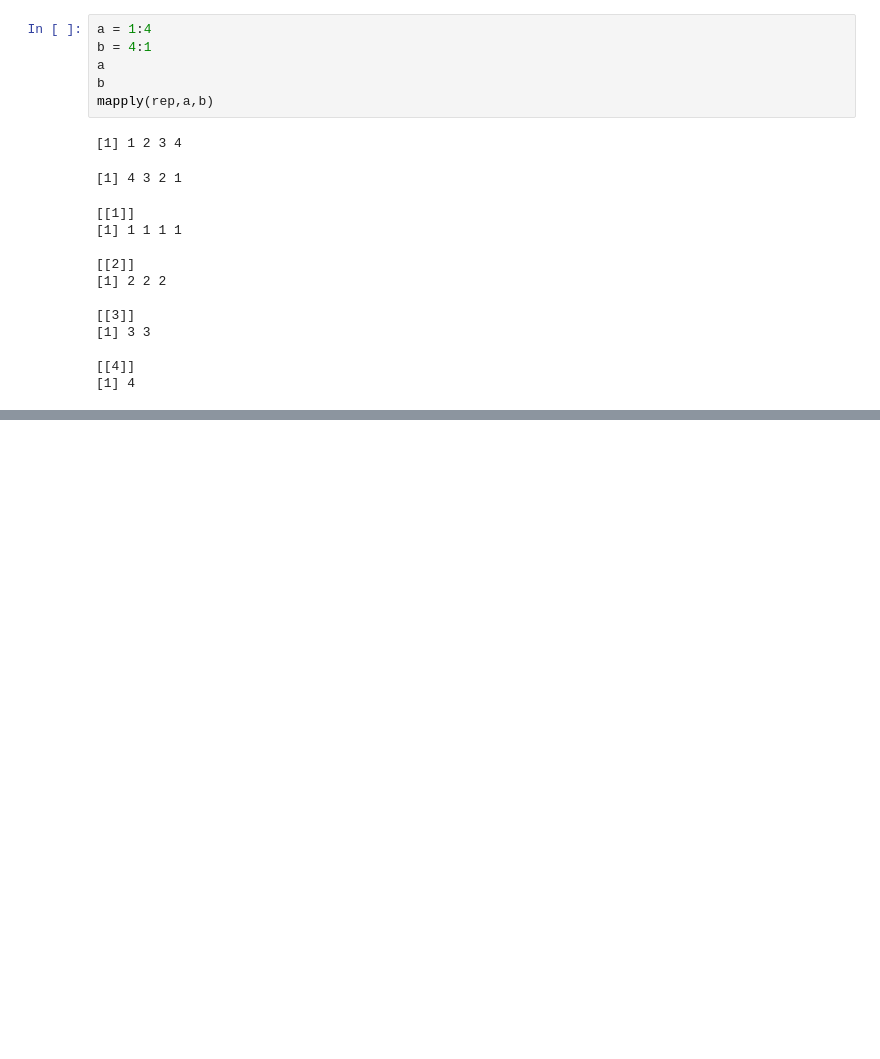
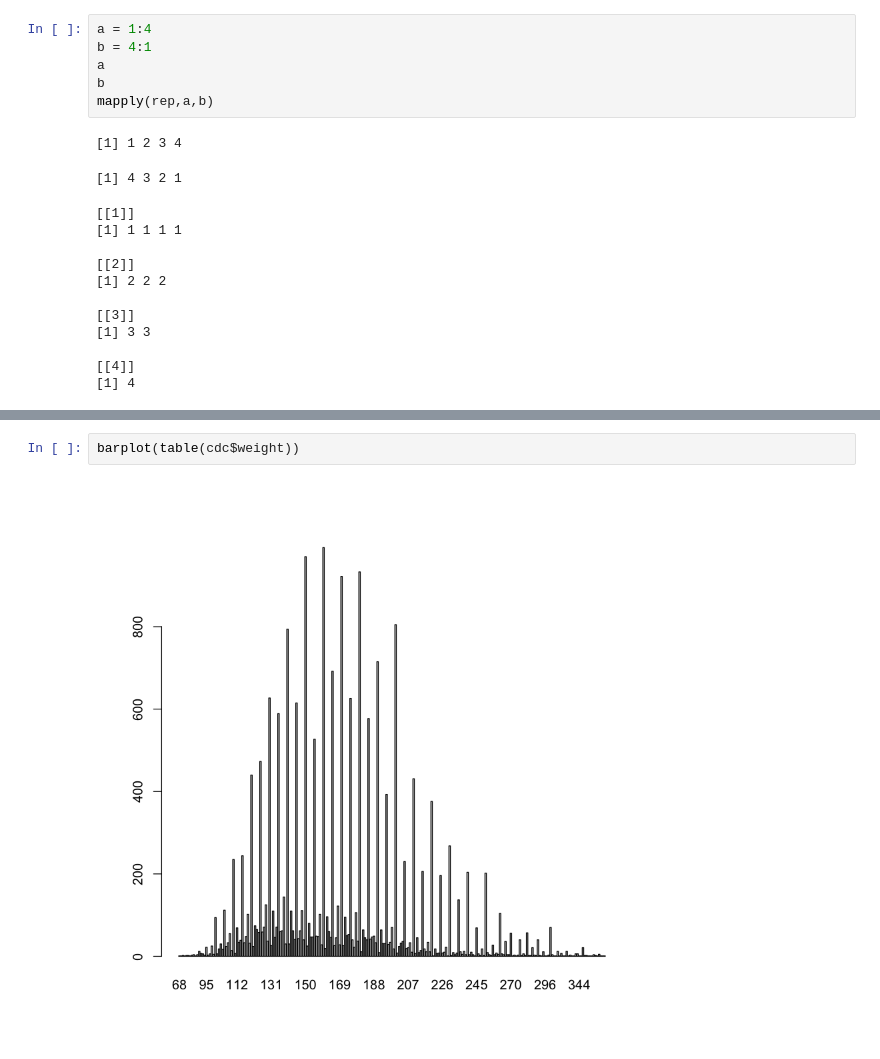
Before and after one commit to chho33/iii-R201603, a Jupyter notebook: R-20160303.ipynb, the cells around one changed output, grey strips where cells are left out. Drawn from its saved outputs; the diff is of its cells as text; blank space fills up the shorter version.

```diff
--- a/R-20160303.ipynb
+++ b/R-20160303.ipynb
@@ -379,0 +437,4 @@ mapply(rep,a,b)
+# %%
+barplot(table(cdc$weight))
+# %% [output]
+[figure, added]
```
Also changed, not shown: parts of 9 cells of this notebook.
